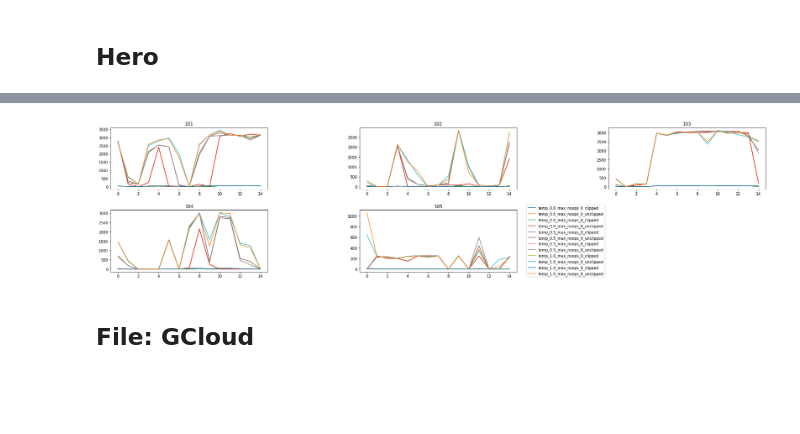
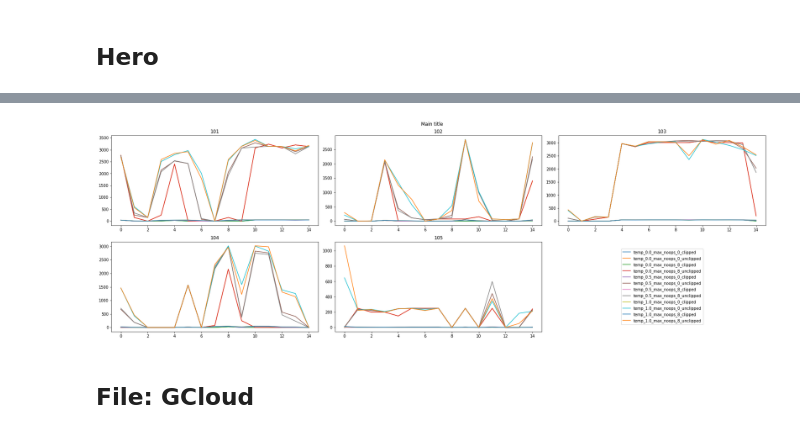
Before and after one commit to dakaun/worldmodel, a Jupyter notebook: tensor2tensor/tensor2tensor/rl/read_experiments/read_experiments.ipynb, the cells around one changed output, grey strips where cells are left out. Saved outputs shown, nothing was run; the diff lists cells and outputs as text; code cells hidden in the pictures; blank space fills up the shorter version.

Commit message:
update legend of plots

```diff
--- a/tensor2tensor/tensor2tensor/rl/read_experiments/read_experiments.ipynb
+++ b/tensor2tensor/tensor2tensor/rl/read_experiments/read_experiments.ipynb
@@ -25,0 +43,3 @@ pong_exp = pong_exp.drop('game', 1)
+# %%
+plt.rc('font',**{'family':'sans-serif','sans-serif':['Helvetica']})
+plt.rc('text', usetex=True)
@@ -68,30 +115,41 @@ hero_exp.head()
 hero_exp = hero_exp.drop('experiment_name', 1)
 hero_exp = hero_exp.drop('game', 1)
 # %%
-plt.figure(figsize=(25,15))
-for i in range(5):
+f, ax = plt.subplots(2,3,figsize = (24,8))
+#title = f.suptitle('BIG TITLE')
+handles, labels = (0, 0)
+for i, axis in enumerate(ax.ravel()):
     index = 101 + i
     hero_exp_allepoch = hero_exp[hero_exp['experiment_id'] == index][-15:]
-    plt.subplot(5,3,(i+1))
+    #plt.subplot(6,3,(i+1))
+    if i!= 5:
+        axis.plot(hero_exp_allepoch['epoch_num'], hero_exp_allepoch['temp_0.0_max_noops_0_clipped'], label='temp_0.0_max_noops_0_clipped')
+        axis.plot(hero_exp_allepoch['epoch_num'], hero_exp_allepoch['temp_0.0_max_noops_0_unclipped'], label='temp_0.0_max_noops_0_unclipped')
+        axis.plot(hero_exp_allepoch['epoch_num'], hero_exp_allepoch['temp_0.0_max_noops_8_clipped'], label='temp_0.0_max_noops_8_clipped')
+        axis.plot(hero_exp_allepoch['epoch_num'], hero_exp_allepoch['temp_0.0_max_noops_8_unclipped'], label='temp_0.0_max_noops_8_unclipped')
+        axis.plot(hero_exp_allepoch['epoch_num'], hero_exp_allepoch['temp_0.5_max_noops_0_clipped'], label='temp_0.5_max_noops_0_clipped')
+        axis.plot(hero_exp_allepoch['epoch_num'], hero_exp_allepoch['temp_0.5_max_noops_0_unclipped'], label='temp_0.5_max_noops_0_unclipped')
+        axis.plot(hero_exp_allepoch['epoch_num'], hero_exp_allepoch['temp_0.5_max_noops_8_clipped'], label='temp_0.5_max_noops_8_clipped')
+        axis.plot(hero_exp_allepoch['epoch_num'], hero_exp_allepoch['temp_0.5_max_noops_8_unclipped'], label='temp_0.5_max_noops_8_unclipped')
+        axis.plot(hero_exp_allepoch['epoch_num'], hero_exp_allepoch['temp_1.0_max_noops_0_clipped'], label='temp_1.0_max_noops_0_clipped')
+        axis.plot(hero_exp_allepoch['epoch_num'], hero_exp_allepoch['temp_1.0_max_noops_0_unclipped'], label='temp_1.0_max_noops_0_unclipped')
+        axis.plot(hero_exp_allepoch['epoch_num'], hero_exp_allepoch['temp_1.0_max_noops_8_clipped'], label='temp_1.0_max_noops_8_clipped')
+        axis.plot(hero_exp_allepoch['epoch_num'], hero_exp_allepoch['temp_1.0_max_noops_8_unclipped'], label='temp_1.0_max_noops_8_unclipped')
+        axis.set_title(index)
+    else:
+        axis.set_axis_off()
+        legend = axis.legend(handles, labels,loc='center')
+    if i==4:
+        handles, labels = axis.get_legend_handles_labels()
 
-    plt.plot(hero_exp_allepoch['epoch_num'], hero_exp_allepoch['temp_0.0_max_noops_0_clipped'], label='temp_0.0_max_noops_0_clipped')
-    plt.plot(hero_exp_allepoch['epoch_num'], hero_exp_allepoch['temp_0.0_max_noops_0_unclipped'], label='temp_0.0_max_noops_0_unclipped')
-    plt.plot(hero_exp_allepoch['epoch_num'], hero_exp_allepoch['temp_0.0_max_noops_8_clipped'], label='temp_0.0_max_noops_8_clipped')
-    plt.plot(hero_exp_allepoch['epoch_num'], hero_exp_allepoch['temp_0.0_max_noops_8_unclipped'], label='temp_0.0_max_noops_8_unclipped')
-    plt.plot(hero_exp_allepoch['epoch_num'], hero_exp_allepoch['temp_0.5_max_noops_0_clipped'], label='temp_0.5_max_noops_0_clipped')
-    plt.plot(hero_exp_allepoch['epoch_num'], hero_exp_allepoch['temp_0.5_max_noops_0_unclipped'], label='temp_0.5_max_noops_0_unclipped')
-    plt.plot(hero_exp_allepoch['epoch_num'], hero_exp_allepoch['temp_0.5_max_noops_8_clipped'], label='temp_0.5_max_noops_8_clipped')
-    plt.plot(hero_exp_allepoch['epoch_num'], hero_exp_allepoch['temp_0.5_max_noops_8_unclipped'], label='temp_0.5_max_noops_8_unclipped')
-    plt.plot(hero_exp_allepoch['epoch_num'], hero_exp_allepoch['temp_1.0_max_noops_0_clipped'], label='temp_1.0_max_noops_0_clipped')
-    plt.plot(hero_exp_allepoch['epoch_num'], hero_exp_allepoch['temp_1.0_max_noops_0_unclipped'], label='temp_1.0_max_noops_0_unclipped')
-    plt.plot(hero_exp_allepoch['epoch_num'], hero_exp_allepoch['temp_1.0_max_noops_8_clipped'], label='temp_1.0_max_noops_8_clipped')
-    plt.plot(hero_exp_allepoch['epoch_num'], hero_exp_allepoch['temp_1.0_max_noops_8_unclipped'], label='temp_1.0_max_noops_8_unclipped')
-    plt.title(index)
-plt.legend(bbox_to_anchor=(1.05, 0.5), loc='center left')
+#plt.legend(bbox_to_anchor=(1.05, 0.5), loc='center left')
 plt.tight_layout()
+f.suptitle('Main title')
+#title.set_y(0.95)
+f.subplots_adjust(top=0.92)
 plt.show()
 # %% [output]
-[figure, old version]
+[figure, new version]
 # %% [markdown]
 ## File: GCloud
 # %% [markdown]
```
Also changed, not shown: parts of 7 cells of this notebook.
